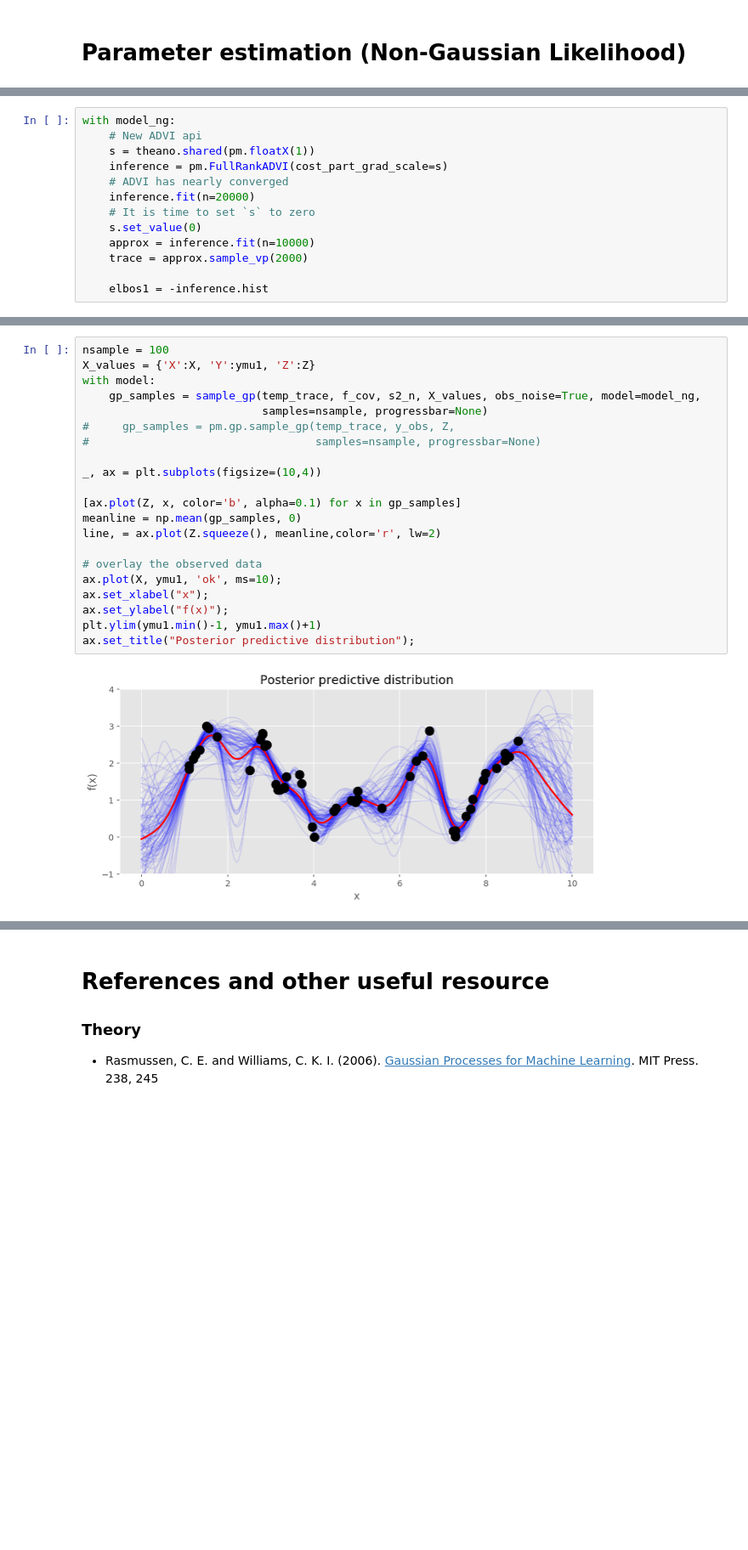
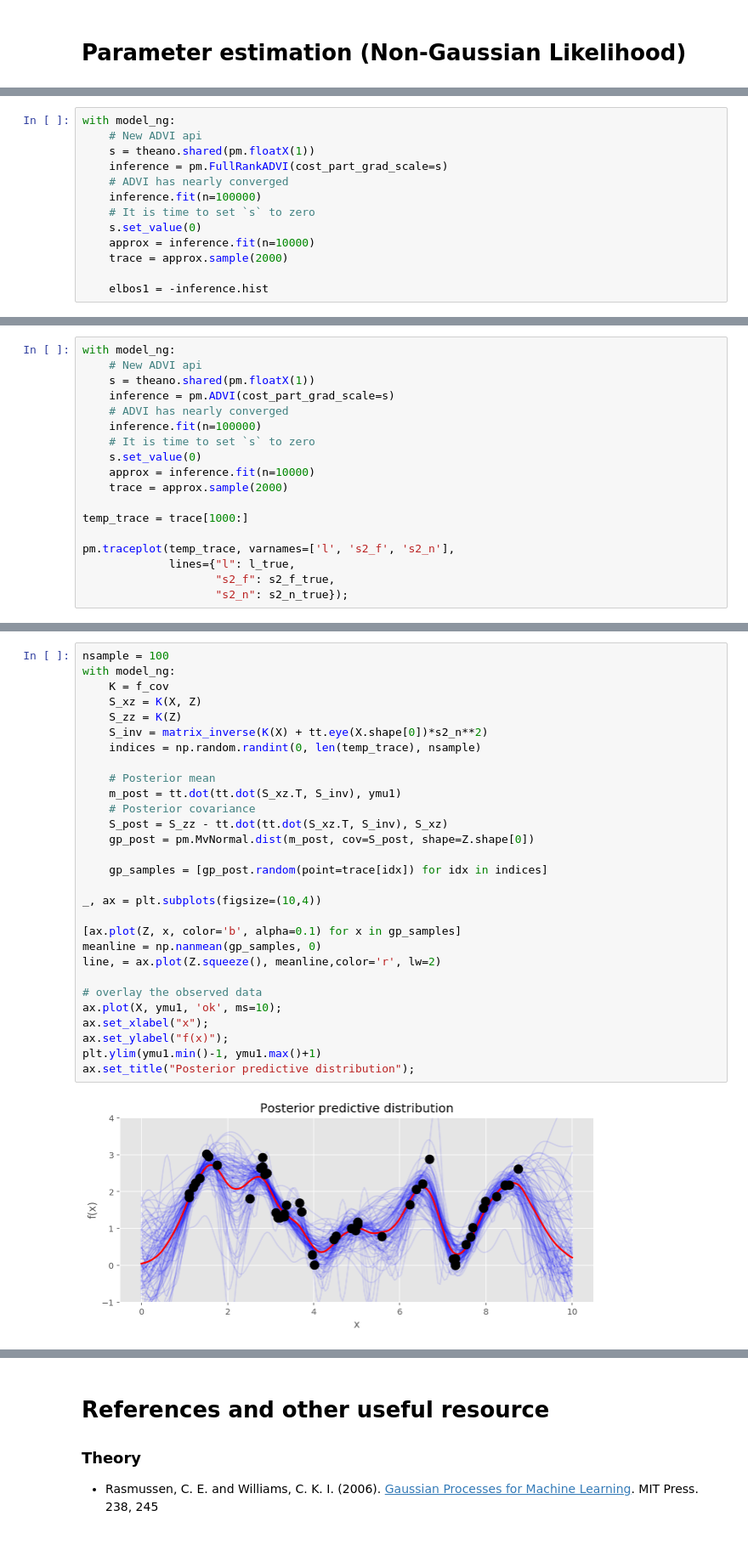
Before and after one commit to junpenglao/Bayesian_Smoothing_EyeMovement, a Jupyter notebook: GP_intro.ipynb, the cells around one changed output, grey strips where cells are left out. Shown at 85% size. Cells and saved outputs as stored; diff of their text form; blank space fills up the shorter version.

```diff
--- a/GP_intro.ipynb
+++ b/GP_intro.ipynb
@@ -511,11 +339,11 @@ with model_ng:
     s = theano.shared(pm.floatX(1))
     inference = pm.FullRankADVI(cost_part_grad_scale=s)
     # ADVI has nearly converged
-    inference.fit(n=20000)
+    inference.fit(n=100000)
     # It is time to set `s` to zero
     s.set_value(0)
     approx = inference.fit(n=10000)
-    trace = approx.sample_vp(2000)
+    trace = approx.sample(2000)
 
     elbos1 = -inference.hist
 # %% [output]
@@ -532,0 +367,18 @@ pm.traceplot(temp_trace, varnames=['l', 's2_f', 's2_n'],
+# %%
+with model_ng:
+    # New ADVI api
+    s = theano.shared(pm.floatX(1))
+    inference = pm.ADVI(cost_part_grad_scale=s)
+    # ADVI has nearly converged
+    inference.fit(n=100000)
+    # It is time to set `s` to zero
+    s.set_value(0)
+    approx = inference.fit(n=10000)
+    trace = approx.sample(2000)
+
+temp_trace = trace[1000:]
+
+pm.traceplot(temp_trace, varnames=['l', 's2_f', 's2_n'],
+             lines={"l": l_true,
+                    "s2_f": s2_f_true,
+                    "s2_n": s2_n_true});
@@ -548,26 +404,34 @@ Finished [100%]: Average ELBO = -78.996
 # %%
 nsample = 100
-X_values = {'X':X, 'Y':ymu1, 'Z':Z}
-with model:
-    gp_samples = sample_gp(temp_trace, f_cov, s2_n, X_values, obs_noise=True, model=model_ng,
-                           samples=nsample, progressbar=None)
-#     gp_samples = pm.gp.sample_gp(temp_trace, y_obs, Z,
-#                                  samples=nsample, progressbar=None)
+with model_ng:
+    K = f_cov
+    S_xz = K(X, Z)
+    S_zz = K(Z)
+    S_inv = matrix_inverse(K(X) + tt.eye(X.shape[0])*s2_n**2)
+    indices = np.random.randint(0, len(temp_trace), nsample)
+
+    # Posterior mean
+    m_post = tt.dot(tt.dot(S_xz.T, S_inv), ymu1)
+    # Posterior covariance
+    S_post = S_zz - tt.dot(tt.dot(S_xz.T, S_inv), S_xz)
+    gp_post = pm.MvNormal.dist(m_post, cov=S_post, shape=Z.shape[0])
+
+    gp_samples = [gp_post.random(point=trace[idx]) for idx in indices]
 
 _, ax = plt.subplots(figsize=(10,4))
 
 [ax.plot(Z, x, color='b', alpha=0.1) for x in gp_samples]
-meanline = np.mean(gp_samples, 0)
+meanline = np.nanmean(gp_samples, 0)
 line, = ax.plot(Z.squeeze(), meanline,color='r', lw=2)
 
 # overlay the observed data
 ax.plot(X, ymu1, 'ok', ms=10);
 ax.set_xlabel("x");
 ax.set_ylabel("f(x)");
 plt.ylim(ymu1.min()-1, ymu1.max()+1)
 ax.set_title("Posterior predictive distribution");
 # %% [output]
-[figure, old version]
+[figure, new version]
 # %%
 import GPflow
 X2 = X
```
Also changed, not shown: parts of 20 cells of this notebook.
